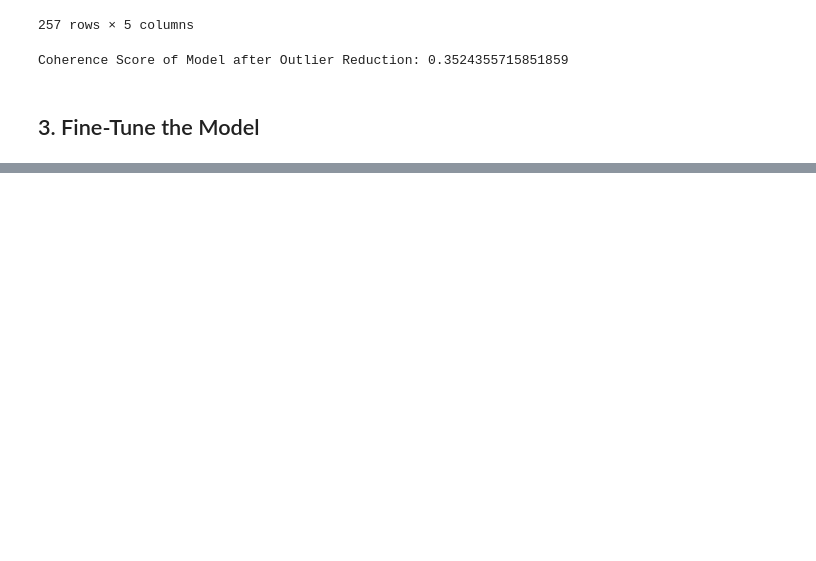
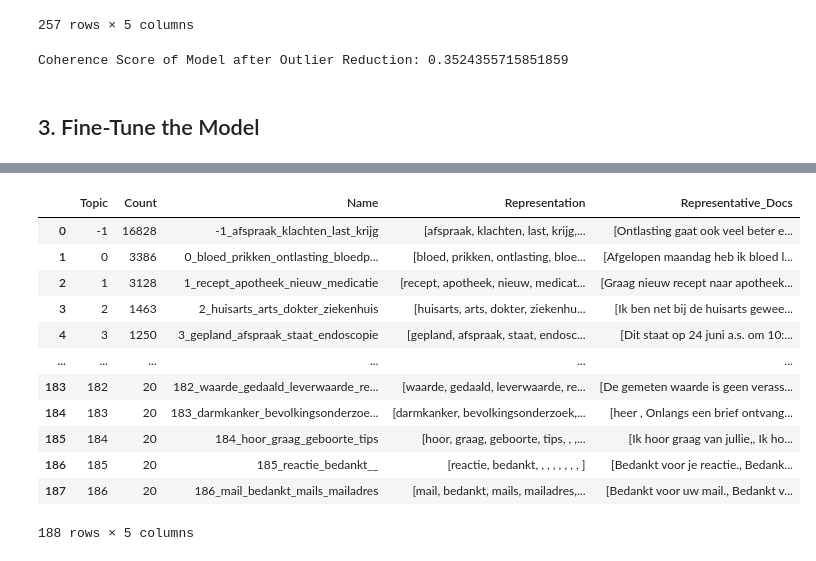
Before and after one commit to MaastrichtU-CDS/MyIBDcoachNLP, a Jupyter notebook: notebooks/analysis_of_sentences/sentencetransformer_new_input.ipynb, the cells around one changed output, grey strips where cells are left out. Cells and saved outputs as stored; diff of their text form; code cells hidden in the pictures; blank space fills up the shorter version.

Commit message:
umap fine tune done

```diff
--- a/notebooks/analysis_of_sentences/sentencetransformer_new_input.ipynb
+++ b/notebooks/analysis_of_sentences/sentencetransformer_new_input.ipynb
@@ -94,7 +94,7 @@ def build_bertopic(embedding_model, umap_model, cluster_model, vectorizer_model,
         embedding_model=embedding_model,
         umap_model=umap_model,
         hdbscan_model=cluster_model,
-        vectorizer_model=CountVectorizer(stop_words=dutch_stopwords, min_df=2, ngram_range=(1, 1), token_pattern=r'\b[a-zA-Z]{3,}\b'),
+        vectorizer_model=vectorizer_model,
         top_n_words=10,
         verbose=True
     )
@@ -214,10 +214,12 @@ Coherence Score of Model after Outlier Reduction: 0.3524355715851859
 # %% [markdown]
 ## 3. Fine-Tune the Model
 # %%
+# function to calculate the coherence score of a topic model
+
 from gensim.models.coherencemodel import CoherenceModel
 from gensim.corpora.dictionary import Dictionary
 
-def calculate_c_v(topic_model, tokenized_texts, dictionary):
+def calculate_c_v(topic_model):
     top_words = get_top_words(topic_model)
     coherence_model = CoherenceModel(topics=top_words,
                                 texts=tokenized_texts,
@@ -240,17 +244,17 @@ import pandas as pd
 
 def select_comb(n_iter, umap_combinations):
     # Randomly select `n_iter` combinations
-    sample_combinations = umap_combinations.sample(n=n_iter)
+    sample_combinations = random.sample(umap_combinations, n_iter)
 
     # Get the untried combinations by dropping the selected ones
-    untried_combinations = umap_combinations.drop(sample_combinations.index)
+    untried_combinations = set(umap_combinations) - set(sample_combinations)
 
     return sample_combinations, untried_combinations
 # %%
 import random
 from joblib import Parallel, delayed
 
-def tune_bertopic_umap_random(embedding_model, vectorizer_model, embeddings, sentences, sample_combinations):
+def tune_bertopic_umap_random(embedding_model, vectorizer_model, embeddings, sentences, umap_combinations, n_iter):
     """
     Randomized search over UMAP and HDBSCAN hyperparameters to find the best model based on coherence score.
 
@@ -265,23 +269,19 @@ def tune_bertopic_umap_random(embedding_model, vectorizer_model, embeddings, sen
         best_topic_model: The best topic model based on coherence score.
         best_coherence_score: The best coherence score obtained during the search.
     """
-
+    sample_combinations, untried_combinations = select_comb(n_iter, umap_combinations)
     best_coherence_score = -float('inf')
     best_topic_model = None
 
     # Randomized search loop
-    for _ in range(n_iter):
+    for comb in sample_combinations:
         # Sample random UMAP parameters
-        n_neighbors = random.choice(range_n_neighbors)
-        n_components = random.choice(range_n_components)
-        min_dist = random.choice(range_min_dist)
-
+        n_neighbors = comb[0]
+        n_components = comb[1]
+        min_dist = comb[2]
         # Tune UMAP and HDBSCAN
         umap_model = tune_umap(n_neighbors=n_neighbors, n_components=n_components, min_dist=min_dist)
         hdb_model = tune_hdb(min_cluster_size=20, min_samples=10, cluster_selection_epsilon=0.0)
-
-        # record the combinations that are already tried
-        tried_umap_combinations.append((n_neighbors, n_components, min_dist))
 
         # Build topic model
         current_topic_model = build_bertopic(
@@ -303,10 +303,10 @@ def tune_bertopic_umap_random(embedding_model, vectorizer_model, embeddings, sen
             best_topic_model = current_topic_model
             best_combination = (n_neighbors, n_components, min_dist)
 
-    return best_topic_model, best_coherence_score, best_combination, tried_umap_combinations
+    return best_topic_model, best_coherence_score, best_combination, untried_combinations
 
 # Example usage
-best_model, best_score, best_combination, tried_umap_combinations = tune_bertopic_umap_random(embedding_model=embedding_model, vectorizer_model=vectorizer_model, embeddings=embeddings, sentences=sentences, n_iter=20, tried_umap_combinations=[])
+best_model, best_score, best_combination, untried_combinations = tune_bertopic_umap_random(embedding_model=embedding_model, vectorizer_model=vectorizer_model, embeddings=embeddings, sentences=sentences, n_iter=20, umap_combinations=umap_combinations)
 print("Best UMAP Parameters:", best_combination)
 print("Best Coherence Score:", best_score)
 # %% [output]
@@ -346,0 +380,16 @@ KeyboardInterrupt:
+# %%
+best_model.get_topic_info()
+# %% [output]
+|  | Topic | Count | Name | Representation | Representative_Docs |
+| 0 | -1 | 16828 | -1_afspraak_klachten_last_krijg | [afspraak, klachten, last, krijg,... | [Ontlasting gaat ook veel beter e... |
+| 1 | 0 | 3386 | 0_bloed_prikken_ontlasting_bloedp... | [bloed, prikken, ontlasting, bloe... | [Afgelopen maandag heb ik bloed l... |
+| 2 | 1 | 3128 | 1_recept_apotheek_nieuw_medicatie | [recept, apotheek, nieuw, medicat... | [Graag nieuw recept naar apotheek... |
+| 3 | 2 | 1463 | 2_huisarts_arts_dokter_ziekenhuis | [huisarts, arts, dokter, ziekenhu... | [Ik ben net bij de huisarts gewee... |
+| 4 | 3 | 1250 | 3_gepland_afspraak_staat_endoscopie | [gepland, afspraak, staat, endosc... | [Dit staat op 24 juni a.s. om 10:... |
+| ... | ... | ... | ... | ... | ... |
+| 183 | 182 | 20 | 182_waarde_gedaald_leverwaarde_re... | [waarde, gedaald, leverwaarde, re... | [De gemeten waarde is geen verass... |
+| 184 | 183 | 20 | 183_darmkanker_bevolkingsonderzoe... | [darmkanker, bevolkingsonderzoek,... | [heer , Onlangs een brief ontvang... |
+| 185 | 184 | 20 | 184_hoor_graag_geboorte_tips | [hoor, graag, geboorte, tips, , ,... | [Ik hoor graag van jullie,, Ik ho... |
+| 186 | 185 | 20 | 185_reactie_bedankt__ | [reactie, bedankt, , , , , , , , ] | [Bedankt voor je reactie., Bedank... |
+| 187 | 186 | 20 | 186_mail_bedankt_mails_mailadres | [mail, bedankt, mails, mailadres,... | [Bedankt voor uw mail., Bedankt v... |
+188 rows × 5 columns
```
Also changed, not shown: parts of 17 cells of this notebook, 2 other files.
